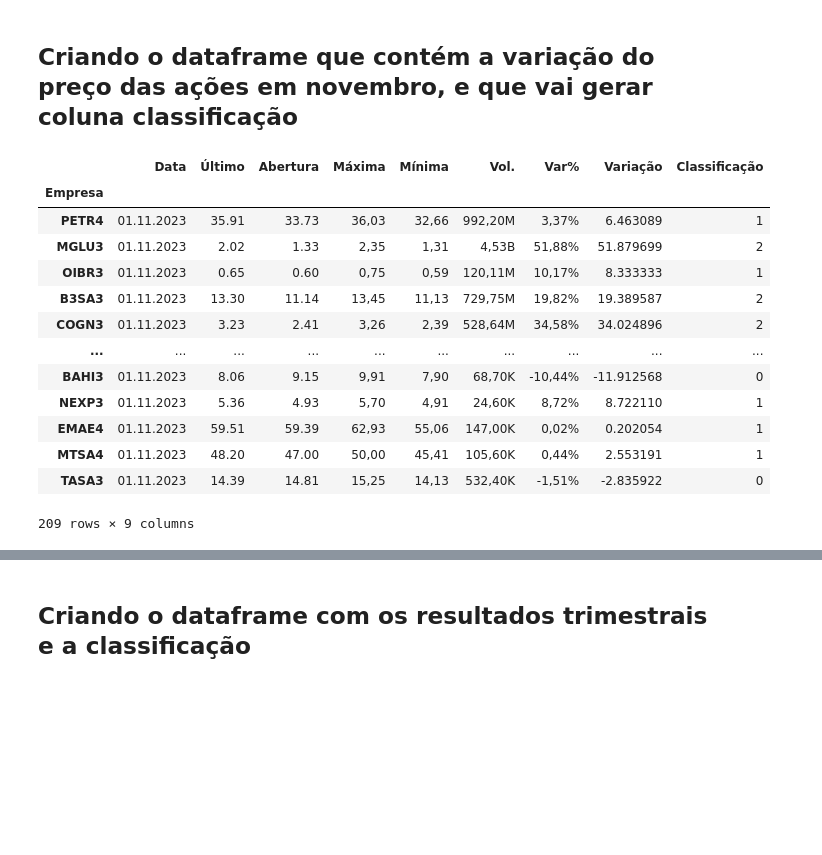
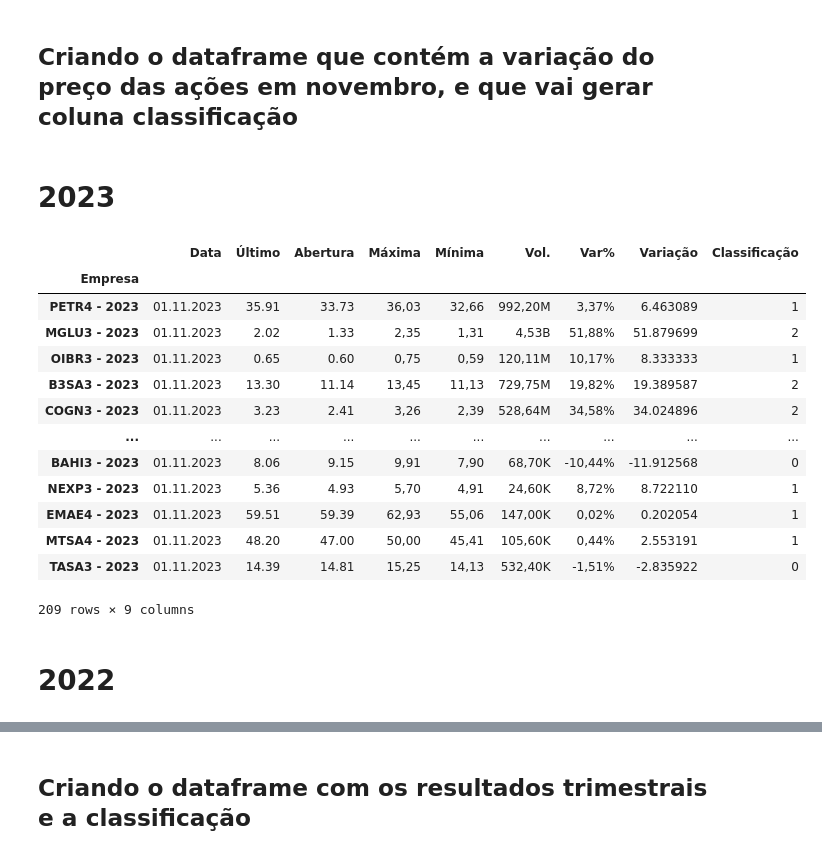
Before and after one commit to HodricVieira/Reconhecimento-de-digitos-ML-2023.2, a Jupyter notebook: Projeto 2/criacao_primeiro_csv.ipynb, the cells around one changed output, grey strips where cells are left out. Saved outputs shown, nothing was run; the diff lists cells and outputs as text; code cells hidden in the pictures; blank space fills up the shorter version.

```diff
--- a/Projeto 2/criacao_primeiro_csv.ipynb
+++ b/Projeto 2/criacao_primeiro_csv.ipynb
@@ -134,21 +134,31 @@ def bot():
 - 1 = ação valorizou menos de 10%.
 - 2 = ação valorizou mais de 10%.
 # %%
-def criacao_dataframe_3trimestres(df, index_col, columns_col, reindex_list):
+def criacao_dataframe_3trimestres(df, index_col, columns_col, reindex_list, ano):
     pivot_table = df.pivot_table(index=index_col, columns=columns_col, aggfunc='sum')
     pivot_table = pivot_table.reindex(reindex_list)
     pivot_table.columns = ['_'.join(col).strip() for col in pivot_table.columns.values] # Transformando o multi index da coluna em um index simples
-    pivot_table = pivot_table.filter(like='23', axis=1) # Filtrando apenas os resultados do ano de 2023
+    pivot_table = pivot_table.filter(like=ano, axis=1) # Filtrando apenas os resultados do ano passado na funçao
     pivot_table = pivot_table.drop(pivot_table.filter(like='4T').columns, axis=1) # Removendo os resultados do 4T de 2023
 
-    return pivot_table
+    # Removendo as linhas que possuem alguma celula com um '-'
+    pivot_table = pivot_table.replace('-', np.nan)
+    pivot_table = pivot_table.dropna()
+    acoes_presentes_no_dataframe = np.array(pivot_table.index) #Obtendo as ações do dataframe após a limpeza das que possuíam dados faltantes para ser usada na função criacao_dataframe_dados_historicos
+    # Criando novos nomes de colunas para o dataframe
+    colunas = ['1T_Dívida Líquida', '1T_EBIT', '1T_Lucro Líquido', '1T_ROE', '1T_Receita Líquida', '2T_Dívida Líquida', '2T_EBIT', '2T_Lucro Líquido','2T_ROE', '2T_Receita Líquida', '3T_Dívida Líquida', '3T_EBIT', '3T_Lucro Líquido', '3T_ROE', '3T_Receita Líquida']
+    pivot_table.columns = colunas
+    # Adicionando a string ' - 2023' ao index do dataframe
+    pivot_table.index = pivot_table.index + ' - ' + ano
+
+    return pivot_table, acoes_presentes_no_dataframe
 
 """Essa função cria uma tabela pivot a partir de um dataframe, onde index_col é a coluna que será utilizada como índice (Empresa), columns_col é a coluna que será utilizada como coluna (Resultado) e reindex_list é a lista que será utilizada para
 reindexar a tabela pivot (lista_acoes),pois a ordem original foi alterada. Eu estou colocando como índice cada empresa e como coluna os resultados de cada trimestre (menos o 4T), filtrando pelo ano de 2023, que servirá como base de dados para análise"""
 # %% [output]
 'Essa função cria uma tabela pivot a partir de um dataframe, onde index_col é a coluna que será utilizada como índice (Empresa), columns_col é a coluna que será utilizada como coluna (Resultado) e rei ...
 # %%
-def criacao_dataframe_dados_historicos(diretorio, lista_acoes, mes_de_valorizacao):
+def criacao_dataframe_dados_historicos(diretorio, lista_acoes, mes_de_valorizacao, ano):
     dataframes = []
     for acao in lista_acoes:
         df = pd.read_csv(f'{diretorio}/{acao} Dados Históricos.csv')
@@ -169,6 +179,8 @@ def criacao_dataframe_dados_historicos(diretorio, lista_acoes, mes_de_valorizaca
                 df['Classificação'] = 1
         else:
             df['Classificação'] = 0
+        # Adicionando a string ' - 2023' ao index do dataframe
+        df.index = df.index + ' - ' + ano
         dataframes.append(df)
     df_final = pd.concat(dataframes)
     return df_final
@@ -201,10 +230,6 @@ df2 = df.copy()
 # %%
 #Obtendo os valores unicos da coluna 'Empresa' para atribuir para lista_acoes
 lista_acoes = df2['Empresa'].unique()
-dataframe_3trimestres = criacao_dataframe_3trimestres(df2, 'Empresa', 'Resultado', lista_acoes)
-# Removendo as linhas que possuem alguma celula com um '-'
-dataframe_3trimestres = dataframe_3trimestres.replace('-', np.nan)
-dataframe_3trimestres = dataframe_3trimestres.dropna()
-acoes_do_dataframe = np.array(dataframe_3trimestres.index) #Obtendo as ações do dataframe após a limpeza das que possuíam dados faltantes
-dataframe_3trimestres
+dataframe_3trimestres_2023, acoes_do_dataframe_2023 = criacao_dataframe_3trimestres(df2, 'Empresa', 'Resultado', lista_acoes, '2023')
+dataframe_3trimestres_2023
 # %% [output]
@@ -225,20 +272,24 @@ dataframe_3trimestres
 # %% [markdown]
 ## Criando o dataframe que contém a variação do preço das ações em novembro, e que vai gerar coluna classificação
+# %% [markdown]
+# 2023
 # %%
-dataframe_variacao_preco_acoes = criacao_dataframe_dados_historicos('dados historicos', acoes_do_dataframe, '01.11.2023')
-dataframe_variacao_preco_acoes
+dataframe_variacao_preco_acoes_2023 = criacao_dataframe_dados_historicos('dados historicos', acoes_do_dataframe_2023, '01.11.2023', '2023')
+dataframe_variacao_preco_acoes_2023
 # %% [output]
 |  | Data | Último | Abertura | Máxima | Mínima | Vol. | Var% | Variação | Classificação |
 | Empresa |  |  |  |  |  |  |  |  |  |
-| PETR4 | 01.11.2023 | 35.91 | 33.73 | 36,03 | 32,66 | 992,20M | 3,37% | 6.463089 | 1 |
-| MGLU3 | 01.11.2023 | 2.02 | 1.33 | 2,35 | 1,31 | 4,53B | 51,88% | 51.879699 | 2 |
-| OIBR3 | 01.11.2023 | 0.65 | 0.60 | 0,75 | 0,59 | 120,11M | 10,17% | 8.333333 | 1 |
-| B3SA3 | 01.11.2023 | 13.30 | 11.14 | 13,45 | 11,13 | 729,75M | 19,82% | 19.389587 | 2 |
-| COGN3 | 01.11.2023 | 3.23 | 2.41 | 3,26 | 2,39 | 528,64M | 34,58% | 34.024896 | 2 |
+| PETR4 - 2023 | 01.11.2023 | 35.91 | 33.73 | 36,03 | 32,66 | 992,20M | 3,37% | 6.463089 | 1 |
+| MGLU3 - 2023 | 01.11.2023 | 2.02 | 1.33 | 2,35 | 1,31 | 4,53B | 51,88% | 51.879699 | 2 |
+| OIBR3 - 2023 | 01.11.2023 | 0.65 | 0.60 | 0,75 | 0,59 | 120,11M | 10,17% | 8.333333 | 1 |
+| B3SA3 - 2023 | 01.11.2023 | 13.30 | 11.14 | 13,45 | 11,13 | 729,75M | 19,82% | 19.389587 | 2 |
+| COGN3 - 2023 | 01.11.2023 | 3.23 | 2.41 | 3,26 | 2,39 | 528,64M | 34,58% | 34.024896 | 2 |
 | ... | ... | ... | ... | ... | ... | ... | ... | ... | ... |
-| BAHI3 | 01.11.2023 | 8.06 | 9.15 | 9,91 | 7,90 | 68,70K | -10,44% | -11.912568 | 0 |
-| NEXP3 | 01.11.2023 | 5.36 | 4.93 | 5,70 | 4,91 | 24,60K | 8,72% | 8.722110 | 1 |
-| EMAE4 | 01.11.2023 | 59.51 | 59.39 | 62,93 | 55,06 | 147,00K | 0,02% | 0.202054 | 1 |
-| MTSA4 | 01.11.2023 | 48.20 | 47.00 | 50,00 | 45,41 | 105,60K | 0,44% | 2.553191 | 1 |
-| TASA3 | 01.11.2023 | 14.39 | 14.81 | 15,25 | 14,13 | 532,40K | -1,51% | -2.835922 | 0 |
+| BAHI3 - 2023 | 01.11.2023 | 8.06 | 9.15 | 9,91 | 7,90 | 68,70K | -10,44% | -11.912568 | 0 |
+| NEXP3 - 2023 | 01.11.2023 | 5.36 | 4.93 | 5,70 | 4,91 | 24,60K | 8,72% | 8.722110 | 1 |
+| EMAE4 - 2023 | 01.11.2023 | 59.51 | 59.39 | 62,93 | 55,06 | 147,00K | 0,02% | 0.202054 | 1 |
+| MTSA4 - 2023 | 01.11.2023 | 48.20 | 47.00 | 50,00 | 45,41 | 105,60K | 0,44% | 2.553191 | 1 |
+| TASA3 - 2023 | 01.11.2023 | 14.39 | 14.81 | 15,25 | 14,13 | 532,40K | -1,51% | -2.835922 | 0 |
 209 rows × 9 columns
+# %% [markdown]
+# 2022
```
Also changed, not shown: parts of 17 cells of this notebook, 3 other files.
